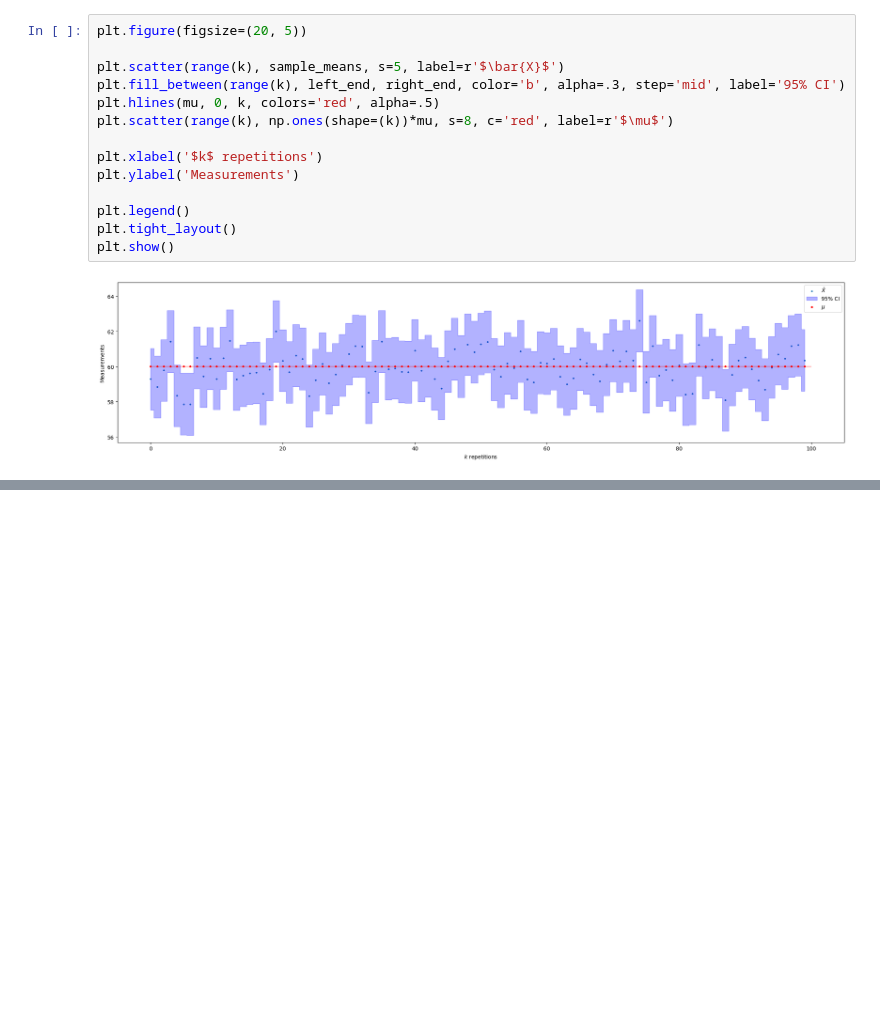
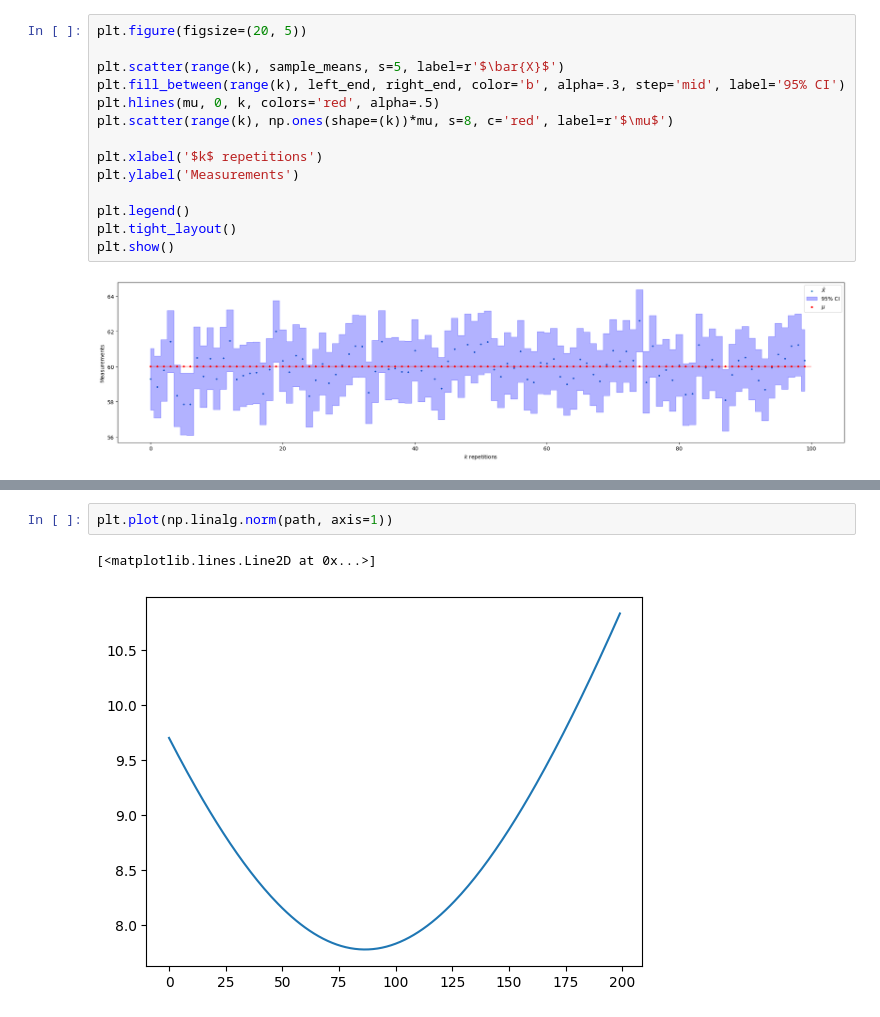
Before and after one commit to Janko-dev/data_analysis_and_machine_learning, a Jupyter notebook: notebooks/distributions.ipynb, the cells around one changed output, grey strips where cells are left out. Cells and saved outputs as stored; diff of their text form; blank space fills up the shorter version.

```diff
--- a/notebooks/distributions.ipynb
+++ b/notebooks/distributions.ipynb
@@ -214,0 +249,5 @@ plt.show()
+# %%
+plt.plot(np.linalg.norm(path, axis=1))
+# %% [output]
+[<matplotlib.lines.Line2D at 0x...>]
+[figure, added]
```
Also changed, not shown: parts of 6 cells of this notebook.
